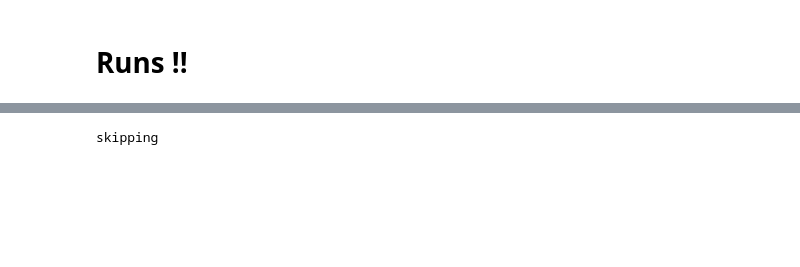
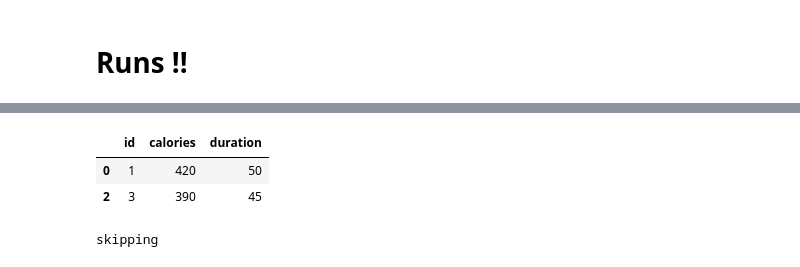
Before and after one commit to HEGSRR/RPl-Spielman-2020, a Jupyter notebook: procedure/code/drop1_place.ipynb, the cells around one changed output, grey strips where cells are left out. Drawn from its saved outputs; the diff is of its cells as text; code cells hidden in the pictures; blank space fills up the shorter version.

```diff
--- a/procedure/code/drop1_place.ipynb
+++ b/procedure/code/drop1_place.ipynb
@@ -3,3 +19,9 @@
+# %%
+data2
+# %% [output]
+|  | id | calories | duration |
+| 0 | 1 | 420 | 50 |
+| 2 | 3 | 390 | 45 |
 # %%
 import pandas as pd
 import numpy as np
```
Also changed, not shown: parts of 3 cells of this notebook, 11 other files.
